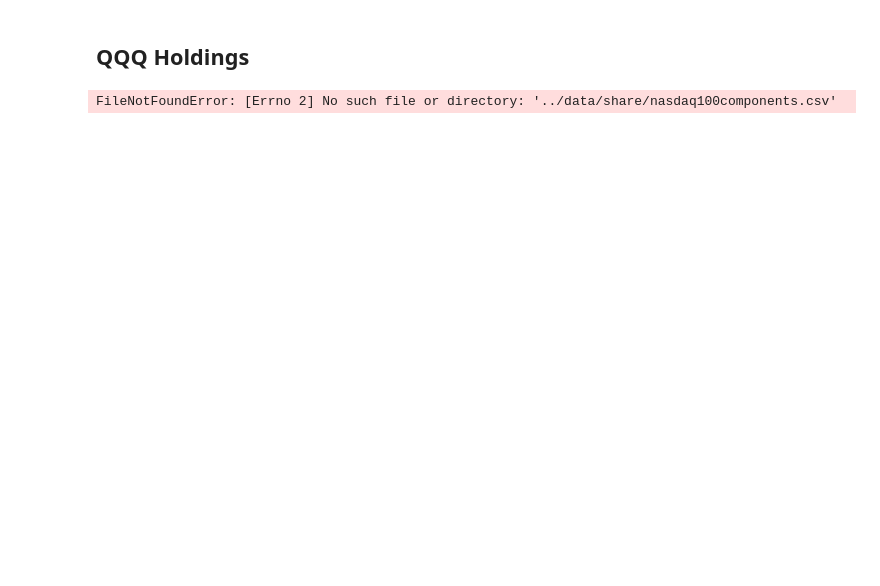
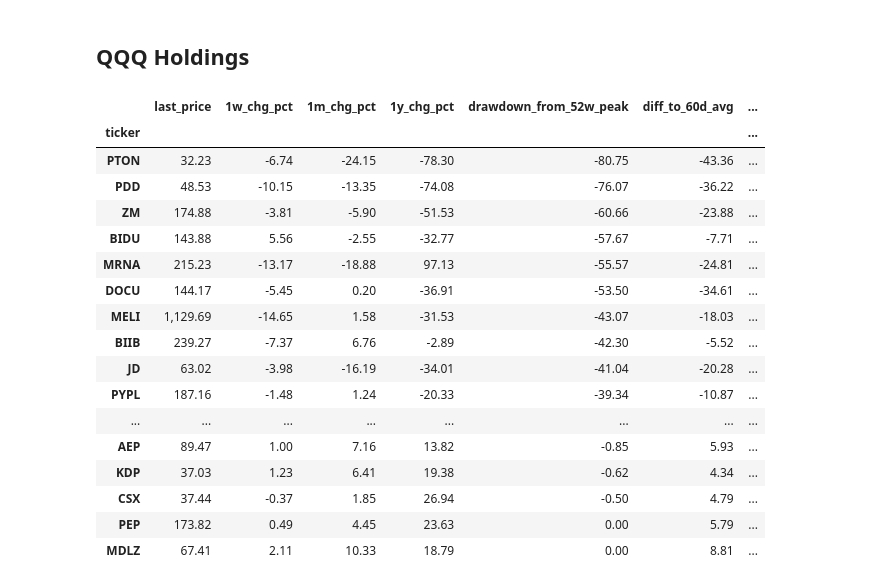
Before and after one commit to koalainfotech/skydog, a Jupyter notebook: notebooks/Price Watch.ipynb, the cells around one changed output. Drawn from its saved outputs; the diff is of its cells as text; code cells hidden in the pictures; blank space fills up the shorter version.

```diff
--- a/notebooks/Price Watch.ipynb
+++ b/notebooks/Price Watch.ipynb
@@ -74,6 +105,34 @@ df_price.set_index('ticker').sort_values(by='drawdown_from_52w_peak')
 ## QQQ Holdings
 # %%
 df_port=pd.read_csv('../data/share/nasdaq100components.csv')
-ticker_list=df_port['ticker'].drop_duplicates()
+ticker_list=df_port['Ticker'].drop_duplicates()
+
+df_price=pd.DataFrame()
+for ticker in ticker_list:
+    try:
+        price_info=get_price_info(ticker)
+        df_price=df_price.append(price_info,ignore_index=True)
+    except:
+        pass
-# %% [output]
-FileNotFoundError: [Errno 2] No such file or directory: '../data/share/nasdaq100components.csv'
+# %%
+
+df_price.set_index('ticker').sort_values(by='drawdown_from_52w_peak')
+# %% [output]
+|  | last_price | 1w_chg_pct | 1m_chg_pct | 1y_chg_pct | drawdown_from_52w_peak | diff_to_60d_avg | ... |
+| ticker |  |  |  |  |  |  | ... |
+| PTON | 32.23 | -6.74 | -24.15 | -78.30 | -80.75 | -43.36 | ... |
+| PDD | 48.53 | -10.15 | -13.35 | -74.08 | -76.07 | -36.22 | ... |
+| ZM | 174.88 | -3.81 | -5.90 | -51.53 | -60.66 | -23.88 | ... |
+| BIDU | 143.88 | 5.56 | -2.55 | -32.77 | -57.67 | -7.71 | ... |
+| MRNA | 215.23 | -13.17 | -18.88 | 97.13 | -55.57 | -24.81 | ... |
+| DOCU | 144.17 | -5.45 | 0.20 | -36.91 | -53.50 | -34.61 | ... |
+| MELI | 1,129.69 | -14.65 | 1.58 | -31.53 | -43.07 | -18.03 | ... |
+| BIIB | 239.27 | -7.37 | 6.76 | -2.89 | -42.30 | -5.52 | ... |
+| JD | 63.02 | -3.98 | -16.19 | -34.01 | -41.04 | -20.28 | ... |
+| PYPL | 187.16 | -1.48 | 1.24 | -20.33 | -39.34 | -10.87 | ... |
+| ... | ... | ... | ... | ... | ... | ... | ... |
+| AEP | 89.47 | 1.00 | 7.16 | 13.82 | -0.85 | 5.93 | ... |
+| KDP | 37.03 | 1.23 | 6.41 | 19.38 | -0.62 | 4.34 | ... |
+| CSX | 37.44 | -0.37 | 1.85 | 26.94 | -0.50 | 4.79 | ... |
+| PEP | 173.82 | 0.49 | 4.45 | 23.63 | 0.00 | 5.79 | ... |
+| MDLZ | 67.41 | 2.11 | 10.33 | 18.79 | 0.00 | 8.81 | ... |
```
Also changed, not shown: parts of 7 cells of this notebook, 6 other files.
